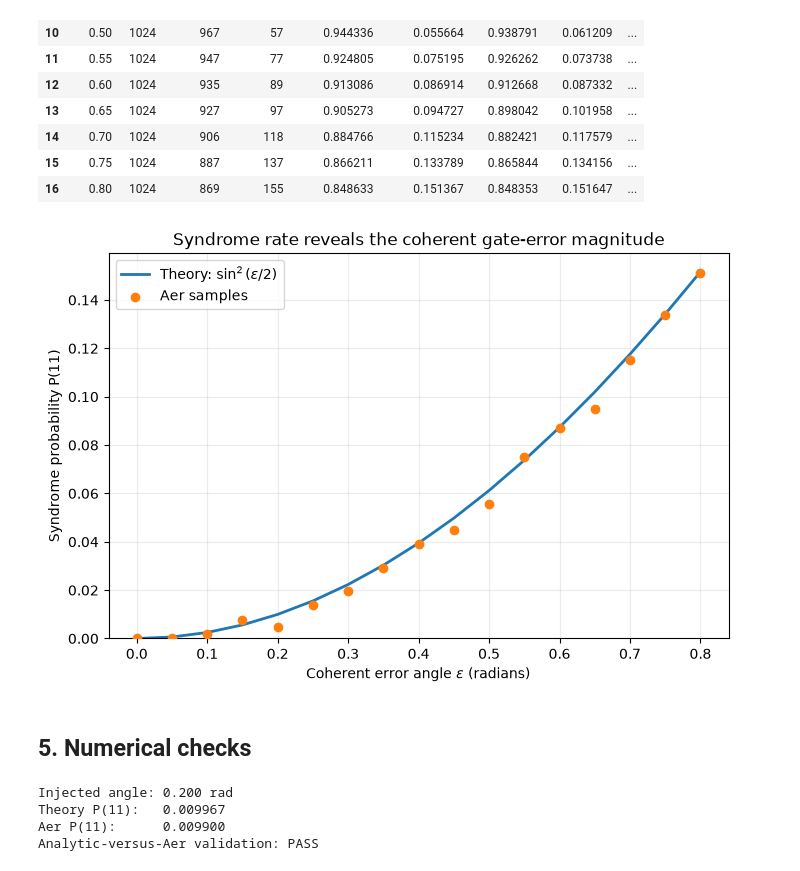
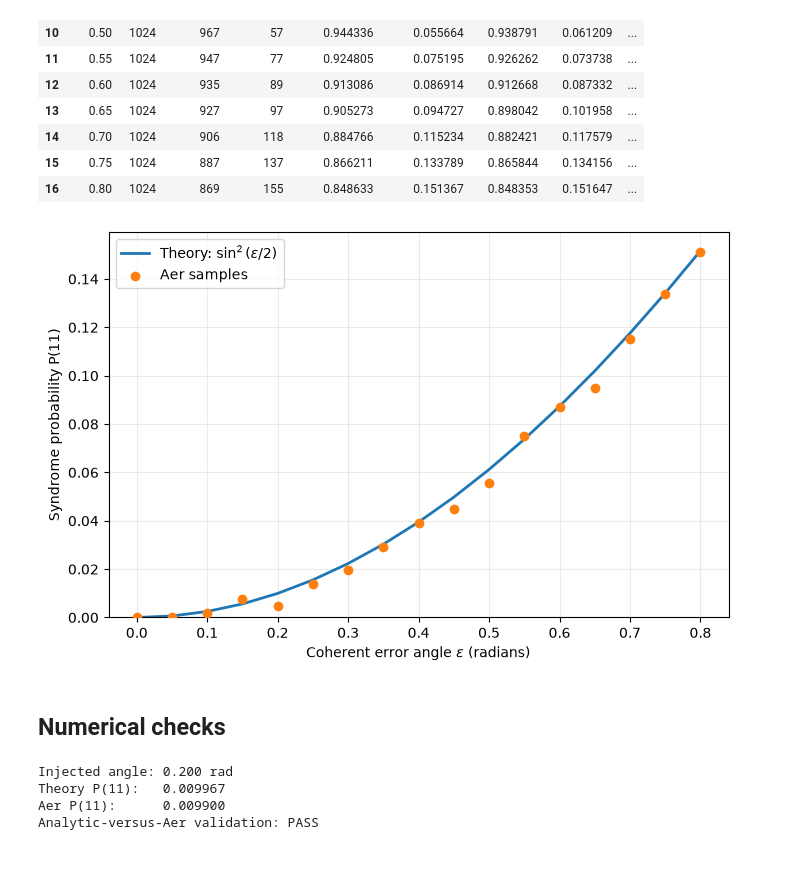
Before and after one commit to tripathydevjyoti/QEC-Calibration, a Jupyter notebook: notebooks/02_single_gate_error_analysis(1).ipynb, the cells around one changed output. Saved outputs shown, nothing was run; the diff lists cells and outputs as text; code cells hidden in the pictures.

```diff
--- a/notebooks/02_single_gate_error_analysis.ipynb
+++ b/notebooks/02_single_gate_error_analysis(1).ipynb
@@ -106,16 +104,16 @@ sweep
 # %%
 fig, ax = plt.subplots(figsize=(8, 5))
 ax.plot(sweep["epsilon"], sweep["p11_theory"], label=r"Theory: $\sin^2(\epsilon/2)$", linewidth=2)
 ax.scatter(sweep["epsilon"], sweep["p11_empirical"], label="Aer samples", color="tab:orange", zorder=3)
-ax.set(xlabel=r"Coherent error angle $\epsilon$ (radians)", ylabel="Syndrome probability P(11)", title="Syndrome rate reveals the coherent gate-error magnitude")
+ax.set(xlabel=r"Coherent error angle $\epsilon$ (radians)", ylabel="Syndrome probability P(11)")
 ax.set_ylim(bottom=0)
 ax.grid(alpha=0.25)
 ax.legend()
 plt.show()
 # %% [output]
-[figure, old version]
+[figure, new version]
 # %% [markdown]
-## 5. Numerical checks
+## Numerical checks
 # %%
 p_11 = theory["11"]
 standard_error = np.sqrt(p_11 * (1 - p_11) / SHOTS)
```
Also changed, not shown: parts of 20 cells of this notebook, 9 other files.
